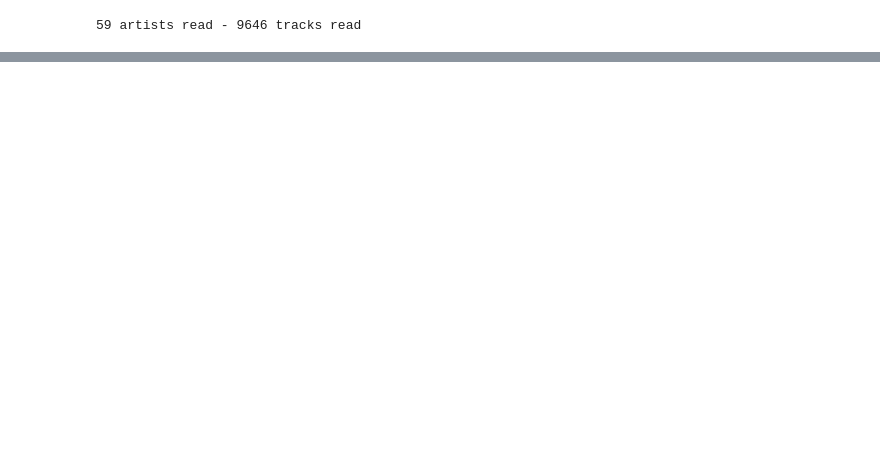
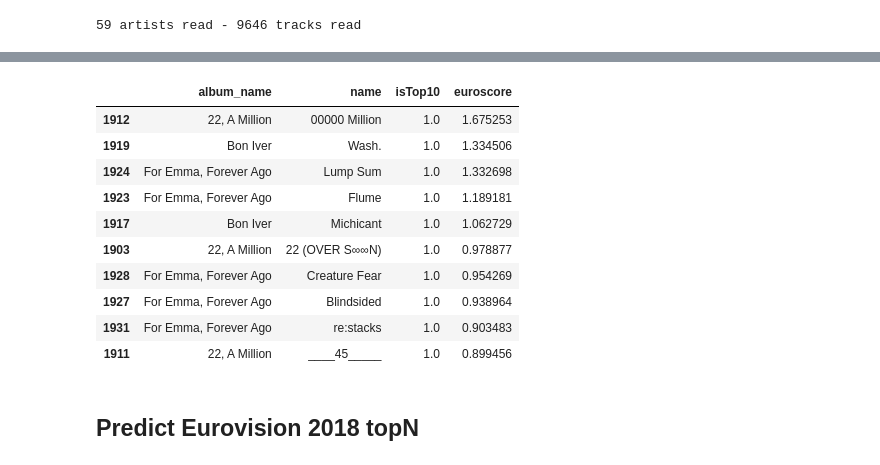
Before and after one commit to eduardbonada/eurovision_songs, a Jupyter notebook: Predict Eurovision using Audio Features.ipynb, the cells around one changed output, grey strips where cells are left out. Saved outputs shown, nothing was run; the diff lists cells and outputs as text; code cells hidden in the pictures; blank space fills up the shorter version.

```diff
--- a/Predict Eurovision using Audio Features.ipynb
+++ b/Predict Eurovision using Audio Features.ipynb
@@ -197,0 +192,17 @@ X_new = dmatrix('{}'.format(features_string), songs_to_predict, return_type = 'd
+# %%
+# create a dataframe with the songs to predict
+#songs_to_predict = artists_tracks_df[artists_tracks_df['artist_name']=='Pau Vallvé']
+songs_to_predict = artists_tracks_df[artists_tracks_df['artist_name']=='Bon Iver']
+
+# create features matrix
+X_new = dmatrix('{}'.format(features_string), songs_to_predict, return_type = 'dataframe')
+
+# normalize features
+X_new_norm = pd.DataFrame(scaler.transform(X_new))
+X_new_norm[0] = 1 # set intercept back to 1 (scaler sets it to 0 because of 0 variance)
+
+# preict topN
+songs_to_predict[isTopN] = regressor.predict(X_new_norm)
+
+# compute the new predicted score using the feature weights modeled in Logistic Regression
+songs_to_predict['euroscore'] = np.dot(X_new_norm, model.coef_.T)
@@ -197,0 +220,16 @@ X_new = dmatrix('{}'.format(features_string), songs_to_predict, return_type = 'd
+# %%
+songs_to_predict[['album_name', 'name', isTopN, 'euroscore']].sort_values(by=[isTopN, 'euroscore'], ascending=False).head(10)
+# %% [output]
+|  | album_name | name | isTop10 | euroscore |
+| 1912 | 22, A Million | 00000 Million | 1.0 | 1.675253 |
+| 1919 | Bon Iver | Wash. | 1.0 | 1.334506 |
+| 1924 | For Emma, Forever Ago | Lump Sum | 1.0 | 1.332698 |
+| 1923 | For Emma, Forever Ago | Flume | 1.0 | 1.189181 |
+| 1917 | Bon Iver | Michicant | 1.0 | 1.062729 |
+| 1903 | 22, A Million | 22 (OVER S∞∞N) | 1.0 | 0.978877 |
+| 1928 | For Emma, Forever Ago | Creature Fear | 1.0 | 0.954269 |
+| 1927 | For Emma, Forever Ago | Blindsided | 1.0 | 0.938964 |
+| 1931 | For Emma, Forever Ago | re:stacks | 1.0 | 0.903483 |
+| 1911 | 22, A Million | ____45_____ | 1.0 | 0.899456 |
+# %% [markdown]
+## Predict Eurovision 2018 topN
```
Also changed, not shown: parts of 16 cells of this notebook, 4 other files.
